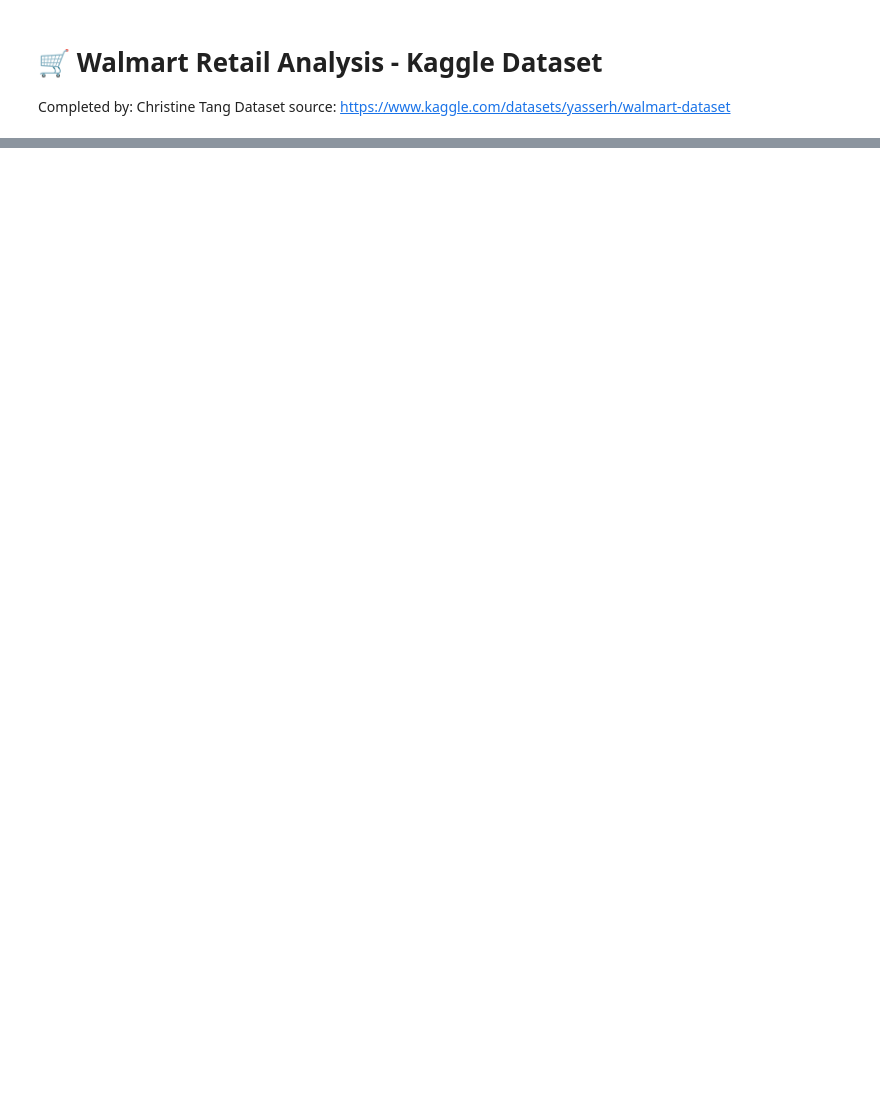
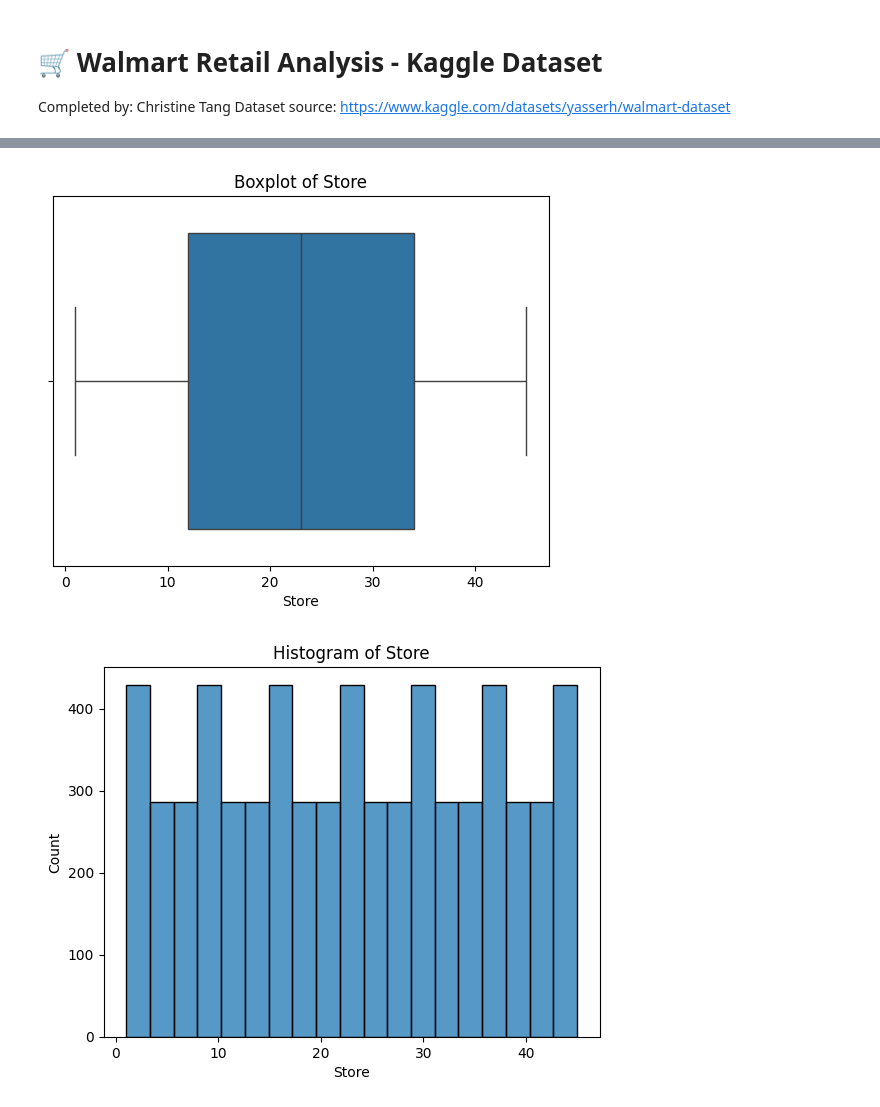
Before and after one commit to TangoMango223/walmart_analysis, a Jupyter notebook: analysis.ipynb, the cells around one changed output, grey strips where cells are left out. Saved outputs shown, nothing was run; the diff lists cells and outputs as text; code cells hidden in the pictures; blank space fills up the shorter version.

```diff
--- a/analysis.ipynb
+++ b/analysis.ipynb
@@ -50,3 +55,3 @@ import re
 # %%
 # Read in to Pandas csv:
-# df = pd.read_csv()
+df = pd.read_csv('https://raw.githubusercontent.com/TangoMango223/walmart_analysis/master/Walmart.csv')
@@ -52,0 +96,3 @@ import re
+# %%
+# Divide between numerical and categorical variables.
+numerical_cols = df.select_dtypes(include = 'number');
@@ -52,0 +115,20 @@ import re
+# %%
+# Look at the stores...
+
+def numerical_var(df, col):
+    # Function to quickly look into the numerical variables
+    sns.boxplot(data = df, x = col)
+    plt.title(f"Boxplot of {col}")
+    plt.show()
+
+    # Look at histogram as well:
+    sns.histplot(data = df, x = col)
+    plt.title(f"Histogram of {col}")
+    plt.show()
+# %%
+# Loop thru and create graphs:
+for col in numerical_cols:
+    numerical_var(df, col)
+# %% [output]
+[figure, added]
+[figure, added]
```
Also changed, not shown: parts of 9 cells of this notebook.
